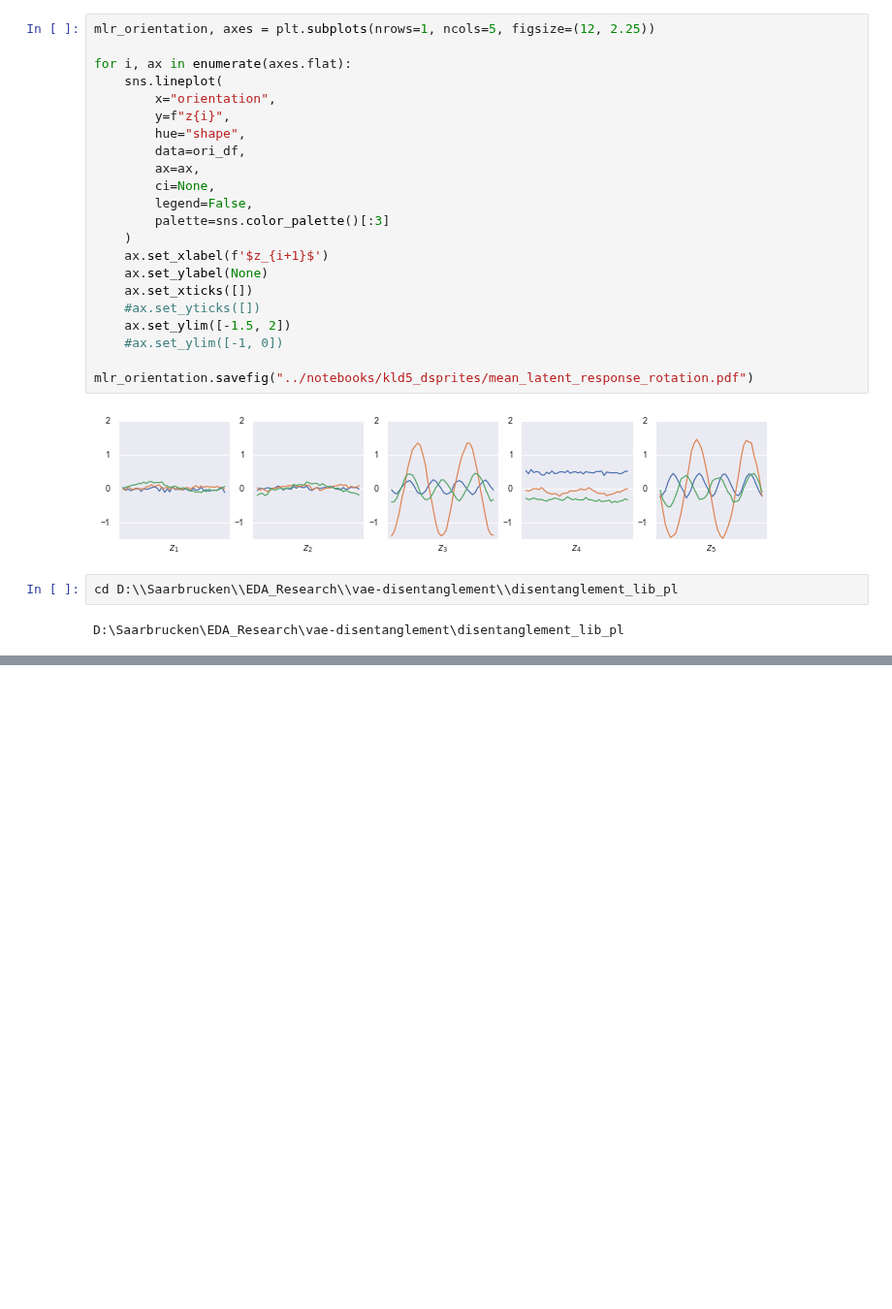
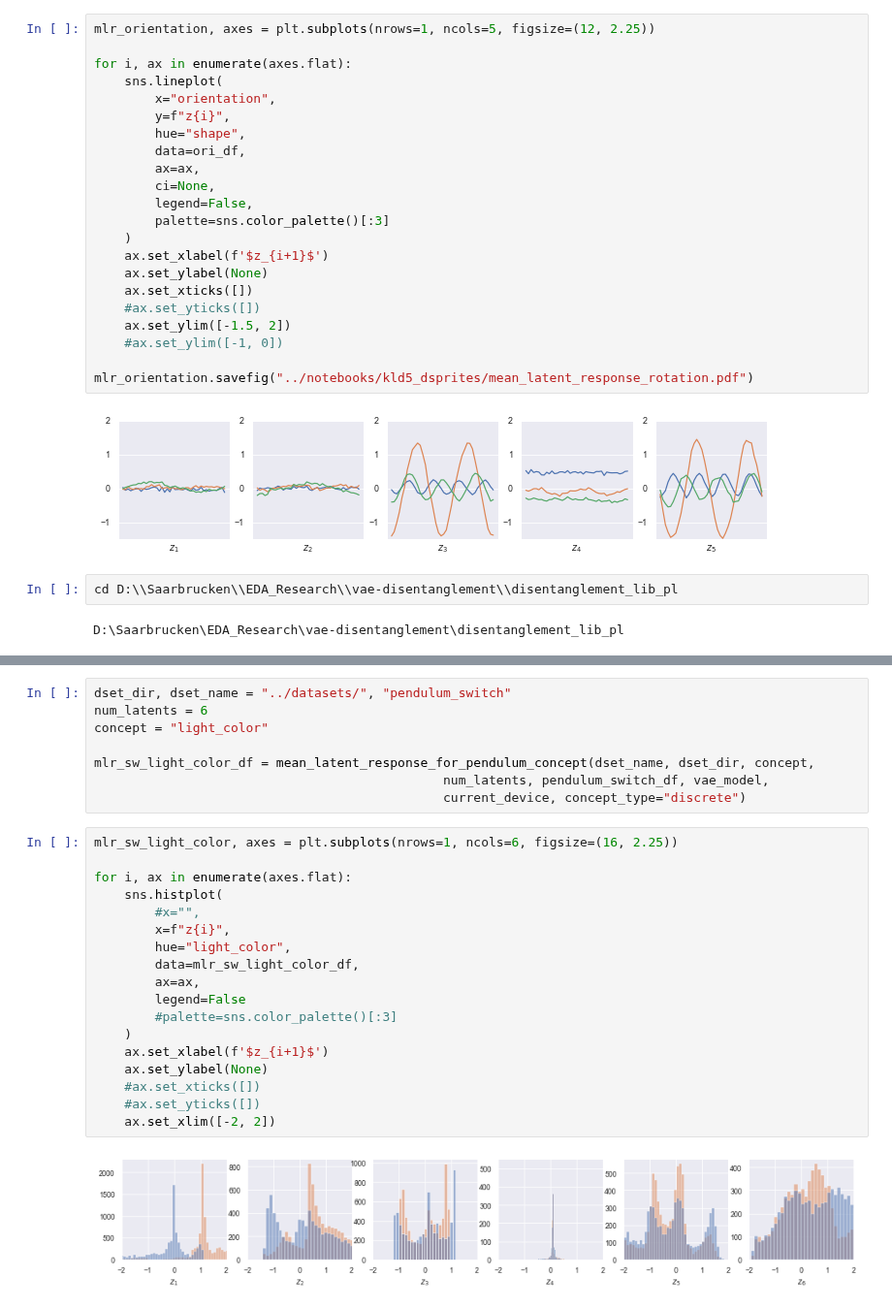
Before and after one commit to muhammadyaseen/vae-disentanglement, a Jupyter notebook: notebooks/TensorboardExport.ipynb, the cells around one changed output, grey strips where cells are left out. Shown at 97% size. Drawn from its saved outputs; the diff is of its cells as text; blank space fills up the shorter version.

```diff
--- a/notebooks/TensorboardExport.ipynb
+++ b/notebooks/TensorboardExport.ipynb
@@ -796,0 +951,28 @@ mlr_phi_df
+# %%
+dset_dir, dset_name = "../datasets/", "pendulum_switch"
+num_latents = 6
+concept = "light_color"
+
+mlr_sw_light_color_df = mean_latent_response_for_pendulum_concept(dset_name, dset_dir, concept,
+                                              num_latents, pendulum_switch_df, vae_model,
+                                              current_device, concept_type="discrete")
+# %%
+mlr_sw_light_color, axes = plt.subplots(nrows=1, ncols=6, figsize=(16, 2.25))
+
+for i, ax in enumerate(axes.flat):
+    sns.histplot(
+        #x="",
+        x=f"z{i}",
+        hue="light_color",
+        data=mlr_sw_light_color_df,
+        ax=ax,
+        legend=False
+        #palette=sns.color_palette()[:3]
+    )
+    ax.set_xlabel(f'$z_{i+1}$')
+    ax.set_ylabel(None)
+    #ax.set_xticks([])
+    #ax.set_yticks([])
+    ax.set_xlim([-2, 2])
+# %% [output]
+[figure, added]
```
Also changed, not shown: parts of 22 cells of this notebook.
